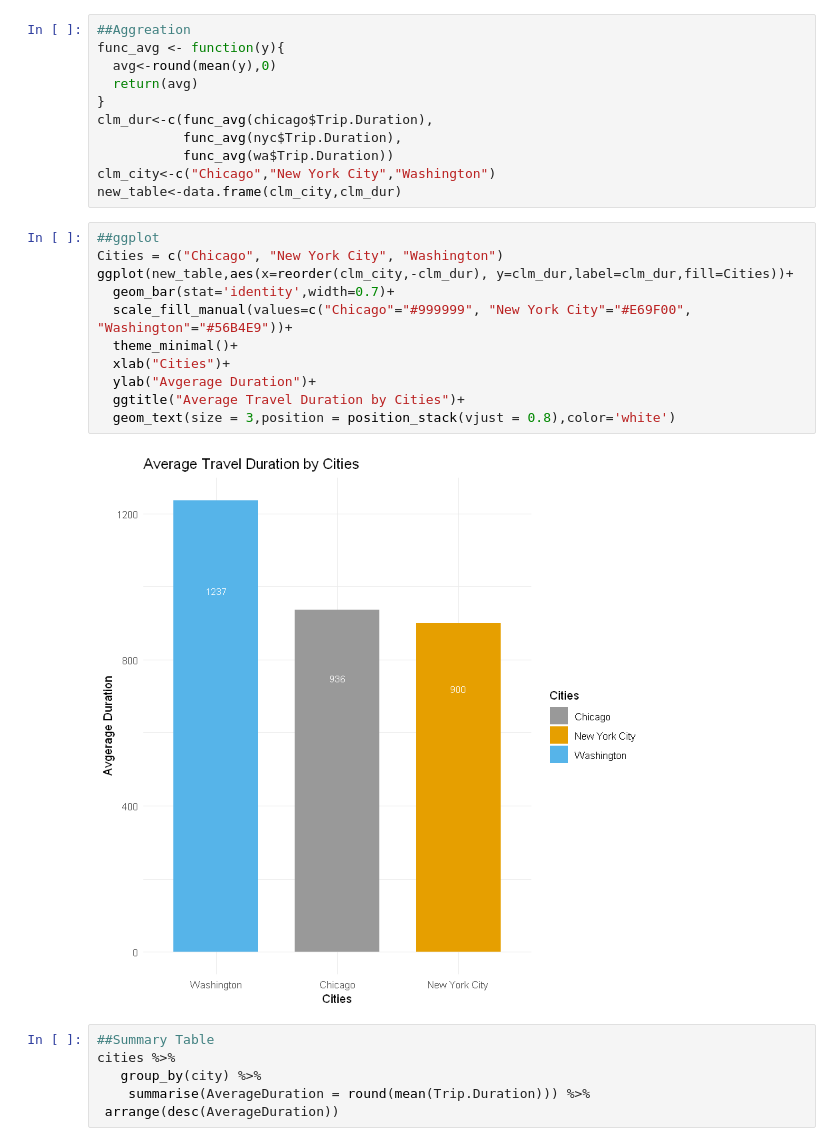
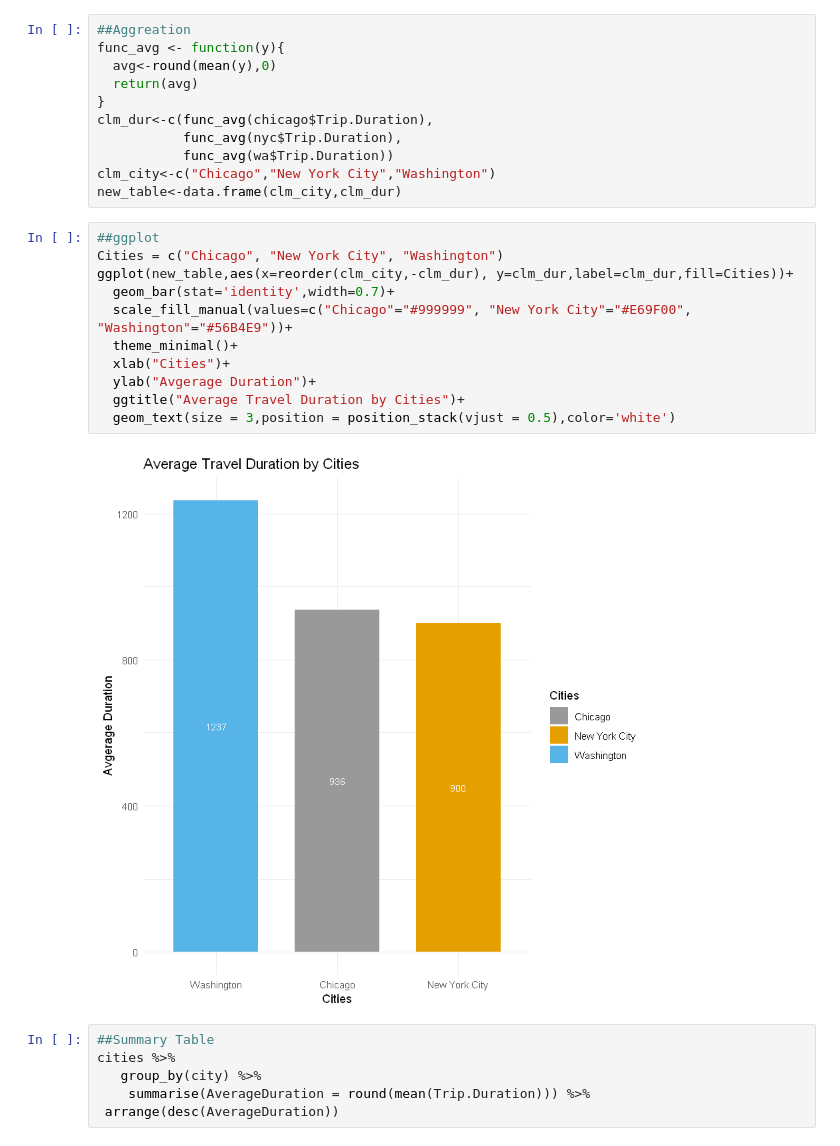
Before and after one commit to EstellaGuan/pdsnd_github, a Jupyter notebook: Bikeshare.ipynb, the cells around one changed output. Saved outputs shown, nothing was run; the diff lists cells and outputs as text.

```diff
--- a/Bikeshare.ipynb
+++ b/Bikeshare.ipynb
@@ -188,16 +188,16 @@ new_table<-data.frame(clm_city,clm_dur)
 # %%
 ##ggplot
 Cities = c("Chicago", "New York City", "Washington")
 ggplot(new_table,aes(x=reorder(clm_city,-clm_dur), y=clm_dur,label=clm_dur,fill=Cities))+
   geom_bar(stat='identity',width=0.7)+
   scale_fill_manual(values=c("Chicago"="#999999", "New York City"="#E69F00", "Washington"="#56B4E9"))+
   theme_minimal()+
   xlab("Cities")+
   ylab("Avgerage Duration")+
   ggtitle("Average Travel Duration by Cities")+
-  geom_text(size = 3,position = position_stack(vjust = 0.8),color='white')
+  geom_text(size = 3,position = position_stack(vjust = 0.5),color='white')
 # %% [output]
-[figure, old version]
+[figure, new version]
 # %%
 ##Summary Table
 cities %>%
```
